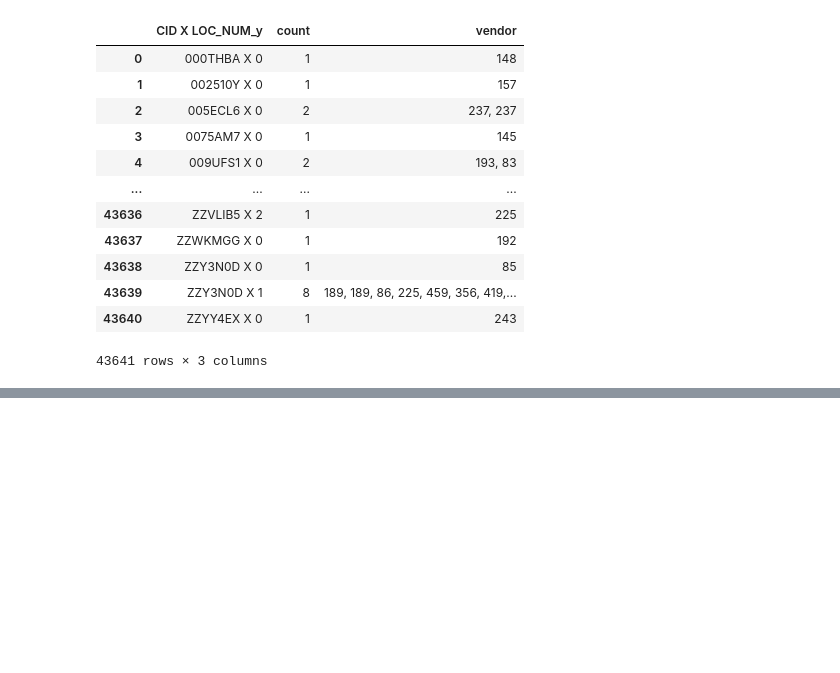
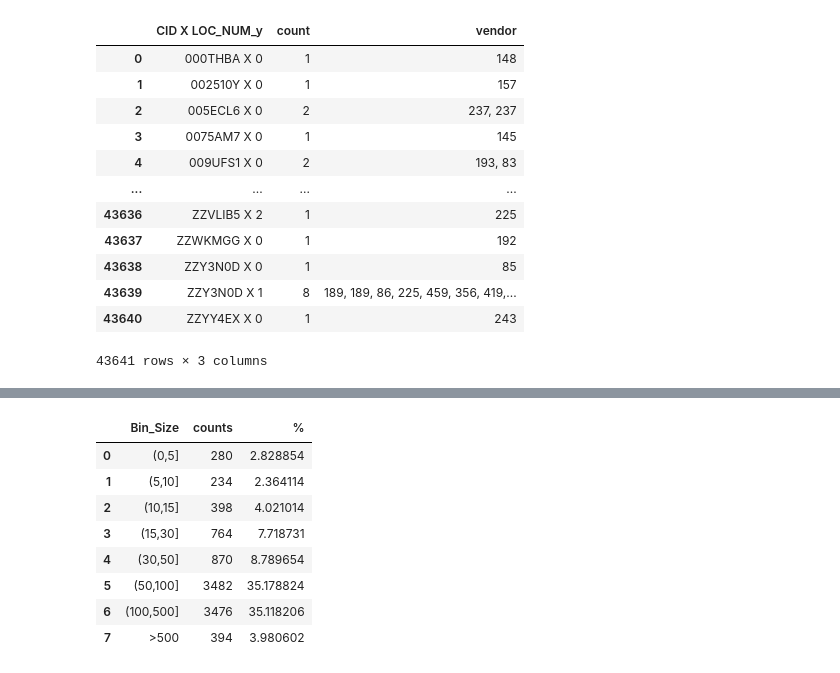
Before and after one commit to ritkumar10/RohanIntern, a Jupyter notebook: Distance_Calculations_v1.1.ipynb, the cells around one changed output, grey strips where cells are left out. Saved outputs shown, nothing was run; the diff lists cells and outputs as text; code cells hidden in the pictures; blank space fills up the shorter version.

```diff
--- a/Distance_Calculations_v1.1.ipynb
+++ b/Distance_Calculations_v1.1.ipynb
@@ -1200,0 +1289,15 @@ fbv2
+# %%
+ven_dist_bin=pd.DataFrame({"Bin_Size":['(0,5]','(5,10]','(10,15]','(15,30]','(30,50]','(50,100]','(100,500]','>500'],"counts":[a1,a2,a3,a4,a5,a6,a7,a8]})
+# %%
+ven_dist_bin['%']=(ven_dist_bin['counts']/9898)*100
+ven_dist_bin
+# %% [output]
+|  | Bin_Size | counts | % |
+| 0 | (0,5] | 280 | 2.828854 |
+| 1 | (5,10] | 234 | 2.364114 |
+| 2 | (10,15] | 398 | 4.021014 |
+| 3 | (15,30] | 764 | 7.718731 |
+| 4 | (30,50] | 870 | 8.789654 |
+| 5 | (50,100] | 3482 | 35.178824 |
+| 6 | (100,500] | 3476 | 35.118206 |
+| 7 | >500 | 394 | 3.980602 |
```
Also changed, not shown: parts of 27 cells of this notebook.
